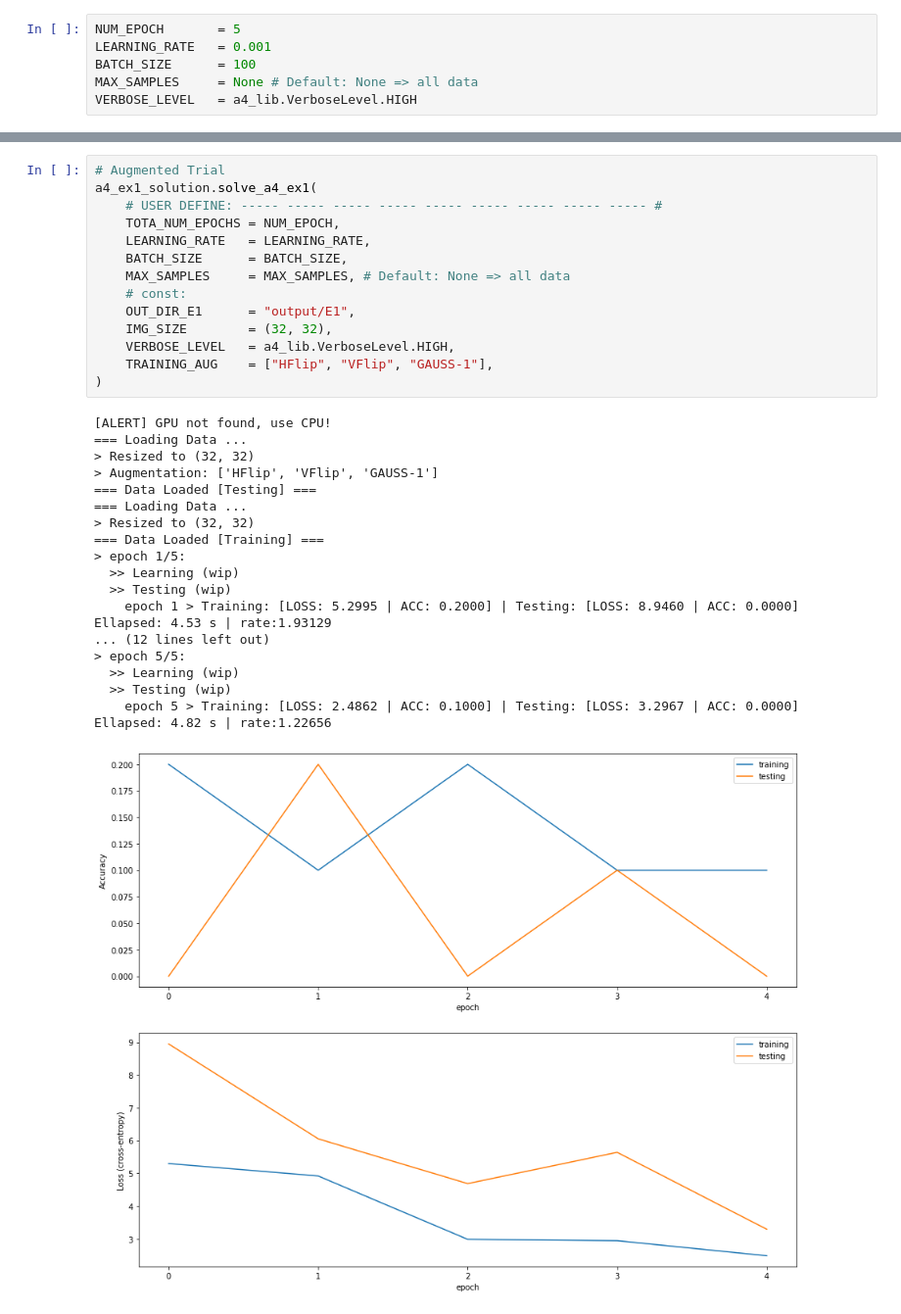
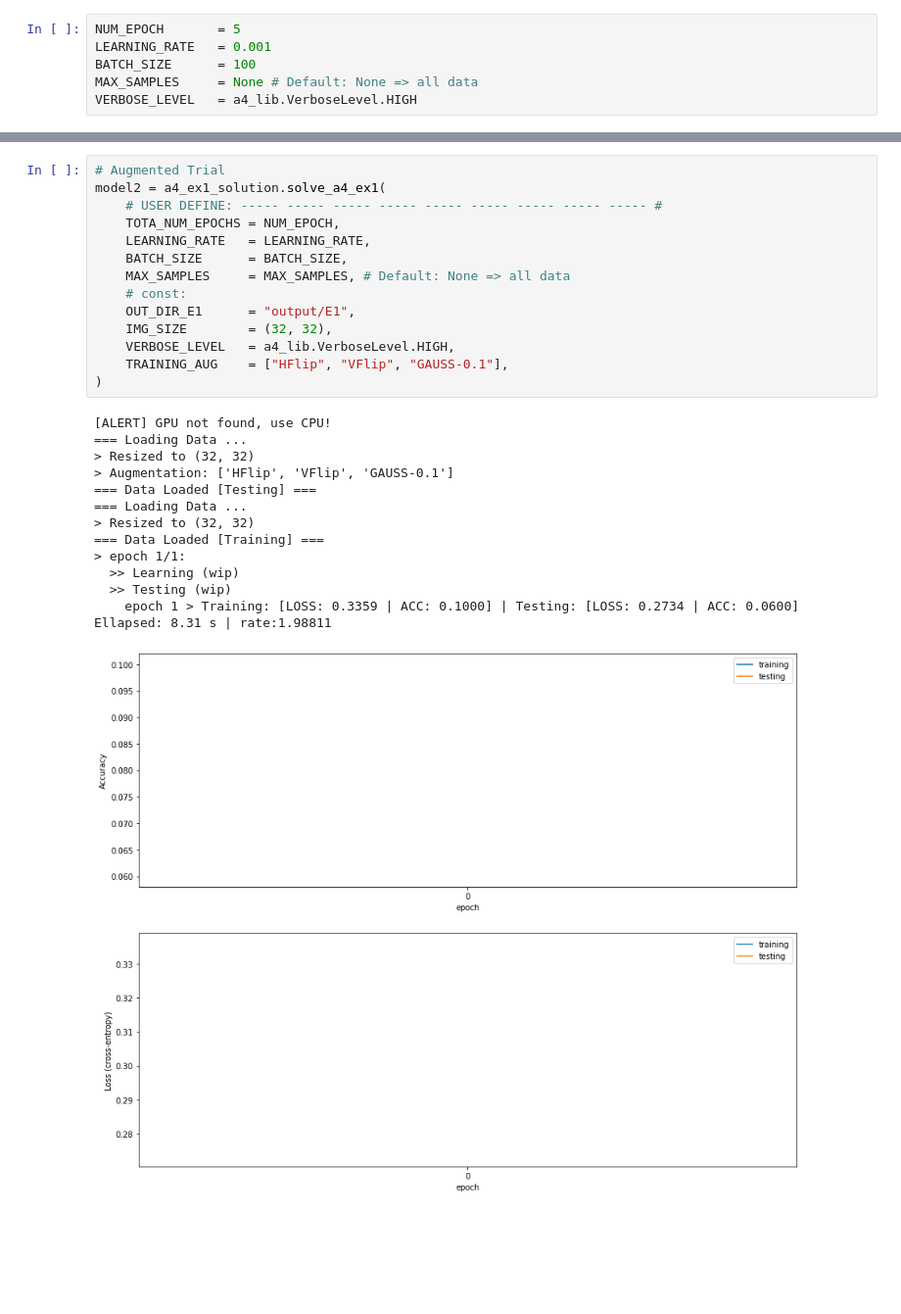
Before and after one commit to jaku-jaku/my_undergrad_course_works, a Jupyter notebook: CS 480/A4 Package/My Solution/src_code/main.ipynb, the cells around one changed output, grey strips where cells are left out. Shown at 98% size. Cells and saved outputs as stored; diff of their text form; blank space fills up the shorter version.

```diff
--- a/CS 480/A4 Package/My Solution/src_code/main.ipynb
+++ b/CS 480/A4 Package/My Solution/src_code/main.ipynb
@@ -61,33 +56,28 @@ a4_ex1_solution.solve_a4_ex1(
 # %%
 # Augmented Trial
-a4_ex1_solution.solve_a4_ex1(
+model2 = a4_ex1_solution.solve_a4_ex1(
     # USER DEFINE: ----- ----- ----- ----- ----- ----- ----- ----- ----- #
     TOTA_NUM_EPOCHS = NUM_EPOCH,
     LEARNING_RATE   = LEARNING_RATE,
     BATCH_SIZE      = BATCH_SIZE,
     MAX_SAMPLES     = MAX_SAMPLES, # Default: None => all data
     # const:
     OUT_DIR_E1      = "output/E1",
     IMG_SIZE        = (32, 32),
     VERBOSE_LEVEL   = a4_lib.VerboseLevel.HIGH,
-    TRAINING_AUG    = ["HFlip", "VFlip", "GAUSS-1"],
+    TRAINING_AUG    = ["HFlip", "VFlip", "GAUSS-0.1"],
 )
 # %% [output]
 [ALERT] GPU not found, use CPU!
 === Loading Data ...
 > Resized to (32, 32)
-> Augmentation: ['HFlip', 'VFlip', 'GAUSS-1']
+> Augmentation: ['HFlip', 'VFlip', 'GAUSS-0.1']
 === Data Loaded [Testing] ===
 === Loading Data ...
 > Resized to (32, 32)
 === Data Loaded [Training] ===
-> epoch 1/5:
+> epoch 1/1:
   >> Learning (wip)
   >> Testing (wip)
-    epoch 1 > Training: [LOSS: 5.2995 | ACC: 0.2000] | Testing: [LOSS: 8.9460 | ACC: 0.0000] Ellapsed: 4.53 s | rate:1.93129
-... (12 lines left out)
-> epoch 5/5:
-  >> Learning (wip)
-  >> Testing (wip)
-    epoch 5 > Training: [LOSS: 2.4862 | ACC: 0.1000] | Testing: [LOSS: 3.2967 | ACC: 0.0000] Ellapsed: 4.82 s | rate:1.22656
+    epoch 1 > Training: [LOSS: 0.3359 | ACC: 0.1000] | Testing: [LOSS: 0.2734 | ACC: 0.0600] Ellapsed: 8.31 s | rate:1.98811
-[figure, old version]
+[figure, new version]
```
Also changed, not shown: parts of 3 cells of this notebook, 1 other file.
